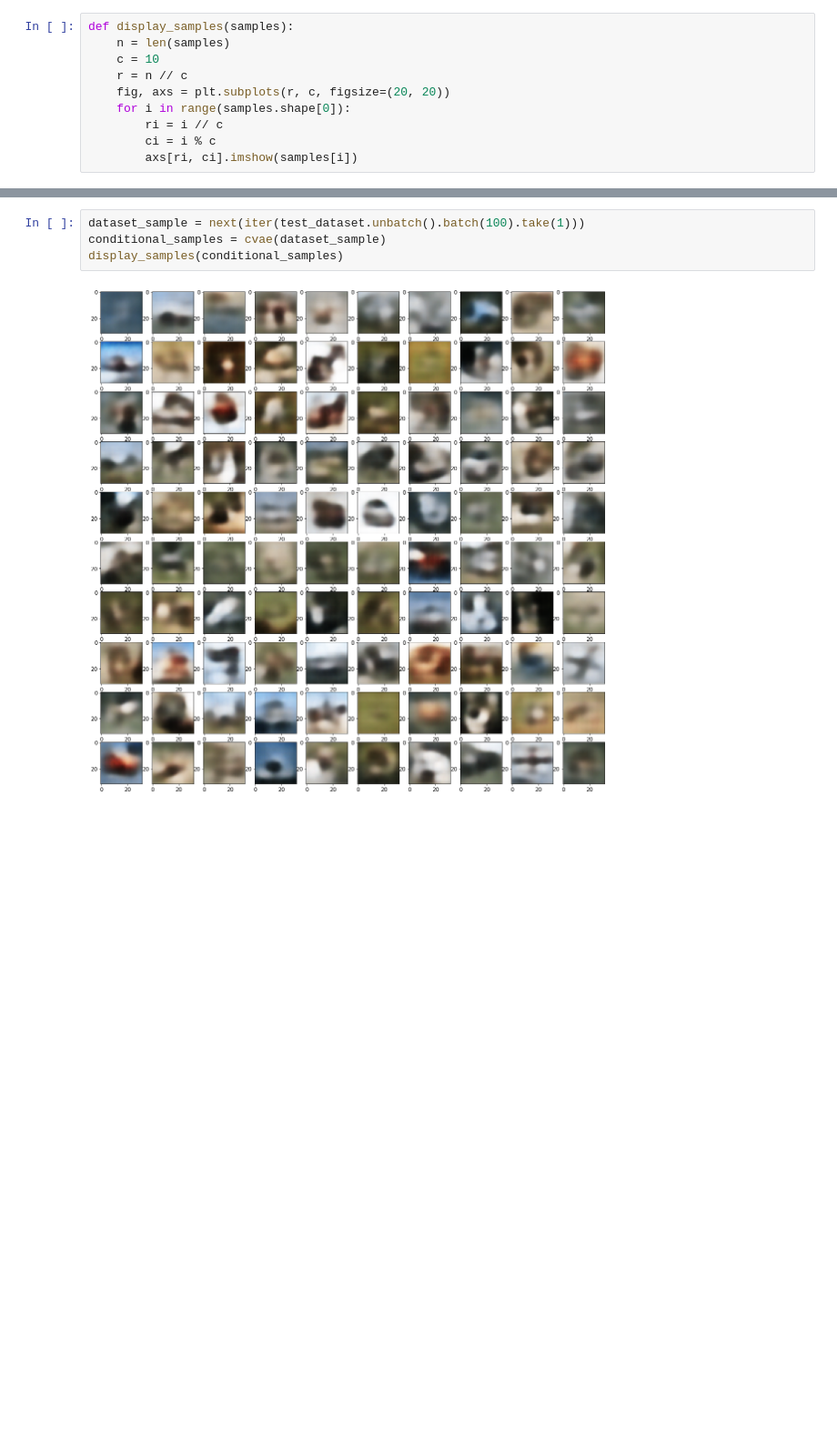
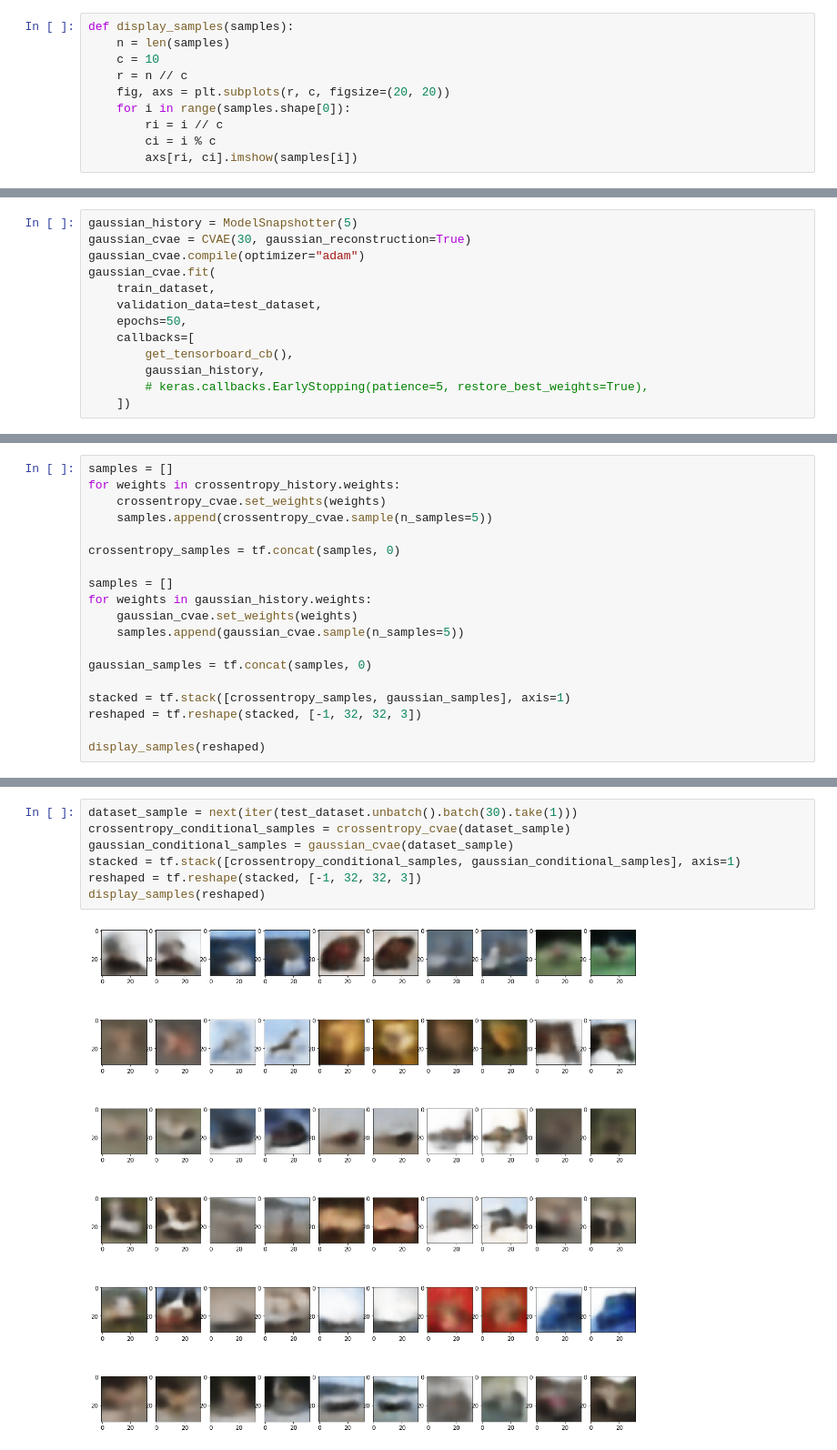
Before and after one commit to jpoler/hands-on-ml-projects, a Jupyter notebook: chapter_17/variational_autoencoder_tutorial.ipynb, the cells around one changed output, grey strips where cells are left out. Shown at 91% size. Cells and saved outputs as stored; diff of their text form; blank space fills up the shorter version.

Commit message:
cvae with two different losses

```diff
--- a/chapter_17/variational_autoencoder_tutorial.ipynb
+++ b/chapter_17/variational_autoencoder_tutorial.ipynb
@@ -222,0 +244,13 @@ display_samples(samples)
+# %%
+gaussian_history = ModelSnapshotter(5)
+gaussian_cvae = CVAE(30, gaussian_reconstruction=True)
+gaussian_cvae.compile(optimizer="adam")
+gaussian_cvae.fit(
+    train_dataset,
+    validation_data=test_dataset,
+    epochs=50,
+    callbacks=[
+        get_tensorboard_cb(),
+        gaussian_history,
+        # keras.callbacks.EarlyStopping(patience=5, restore_best_weights=True),
+    ])
@@ -222,0 +280,19 @@ display_samples(samples)
+# %%
+samples = []
+for weights in crossentropy_history.weights:
+    crossentropy_cvae.set_weights(weights)
+    samples.append(crossentropy_cvae.sample(n_samples=5))
+
+crossentropy_samples = tf.concat(samples, 0)
+
+samples = []
+for weights in gaussian_history.weights:
+    gaussian_cvae.set_weights(weights)
+    samples.append(gaussian_cvae.sample(n_samples=5))
+
+gaussian_samples = tf.concat(samples, 0)
+
+stacked = tf.stack([crossentropy_samples, gaussian_samples], axis=1)
+reshaped = tf.reshape(stacked, [-1, 32, 32, 3])
+
+display_samples(reshaped)
@@ -223,6 +305,9 @@ display_samples(samples)
 # %%
-dataset_sample = next(iter(test_dataset.unbatch().batch(100).take(1)))
-conditional_samples = cvae(dataset_sample)
-display_samples(conditional_samples)
+dataset_sample = next(iter(test_dataset.unbatch().batch(30).take(1)))
+crossentropy_conditional_samples = crossentropy_cvae(dataset_sample)
+gaussian_conditional_samples = gaussian_cvae(dataset_sample)
+stacked = tf.stack([crossentropy_conditional_samples, gaussian_conditional_samples], axis=1)
+reshaped = tf.reshape(stacked, [-1, 32, 32, 3])
+display_samples(reshaped)
 # %% [output]
-[figure, old version]
+[figure, new version]
```
Also changed, not shown: parts of 10 cells of this notebook.
